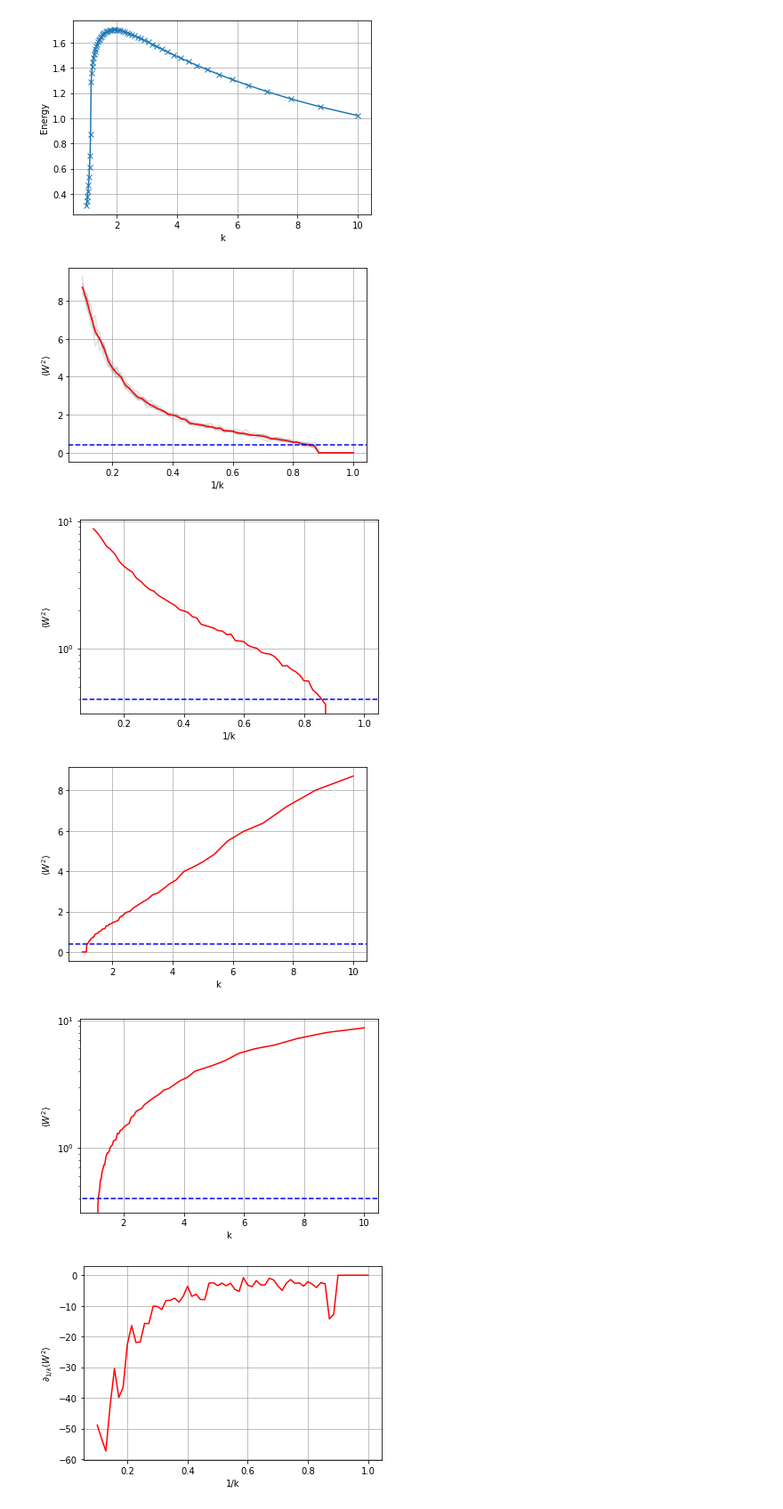
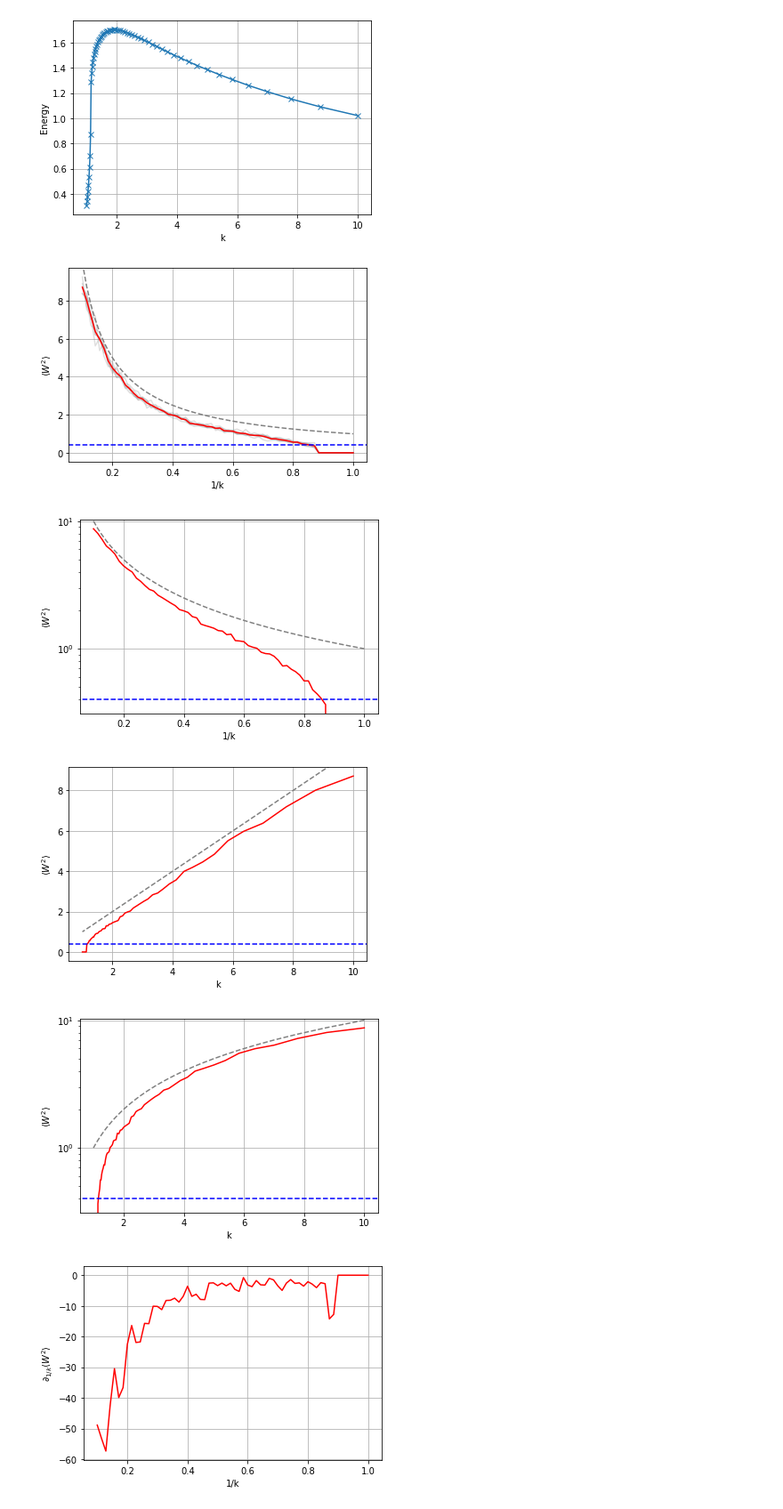
Before and after one commit to Renmusxd/PyGaugeMC, a Jupyter notebook: jupyter/ModifiedPotential.ipynb, the cells around one changed output. Shown at 89% size. Cells and saved outputs as stored; diff of their text form; code cells hidden in the pictures.

Commit message:
Add k plots invs

```diff
--- a/jupyter/ModifiedPotential.ipynb
+++ b/jupyter/ModifiedPotential.ipynb
@@ -60,6 +60,7 @@ plt.grid()
 xlims = plt.xlim()
 ylims = plt.ylim()
 plt.plot([-100,100], [0.4,0.4], 'x--', c='blue')
+plt.plot(inv_ks, 1/inv_ks, '--', c='gray')
 plt.xlim(xlims)
 plt.ylim(ylims)
 plt.xlabel('1/k')
@@ -72,39 +73,42 @@ plt.yscale('log')
 xlims = plt.xlim()
 ylims = plt.ylim()
 plt.plot([-100,100], [0.4,0.4], 'x--', c='blue')
+plt.plot(inv_ks, 1/inv_ks, '--', c='gray')
 plt.xlim(xlims)
 plt.ylim(ylims)
 plt.xlabel('1/k')
 plt.ylabel(r'$\langle W^2 \rangle$')
 plt.show()
 
 plt.plot(1./inv_ks, w_v_par_var, c='red')
 plt.grid()
 xlims = plt.xlim()
 ylims = plt.ylim()
-plt.plot([-100,100], [0.4,0.4], 'x--', c='blue')
+plt.plot([-100,100], [0.4,0.4], '--', c='blue')
+plt.plot(1/inv_ks, 1/inv_ks, '--', c='gray')
 plt.xlim(xlims)
 plt.ylim(ylims)
 plt.xlabel('k')
 plt.ylabel(r'$\langle W^2 \rangle$')
 plt.show()
 
 plt.plot(1./inv_ks, w_v_par_var, c='red')
 plt.grid()
 plt.yscale('log')
 xlims = plt.xlim()
 ylims = plt.ylim()
-plt.plot([-100,100], [0.4,0.4], 'x--', c='blue')
+plt.plot([-100,100], [0.4,0.4], '--', c='blue')
+plt.plot(1/inv_ks, 1/inv_ks, '--', c='gray')
 plt.xlim(xlims)
 plt.ylim(ylims)
 plt.xlabel('k')
 plt.ylabel(r'$\langle W^2 \rangle$')
 plt.show()
 # %% [output]
-[figure, old version]
+[figure, new version]
-[figure, old version]
+[figure, new version]
-[figure, old version]
+[figure, new version]
-[figure, old version]
+[figure, new version]
 # %%
 grad = np.gradient(w_v_par.mean(axis=-1), inv_ks)
 
```
